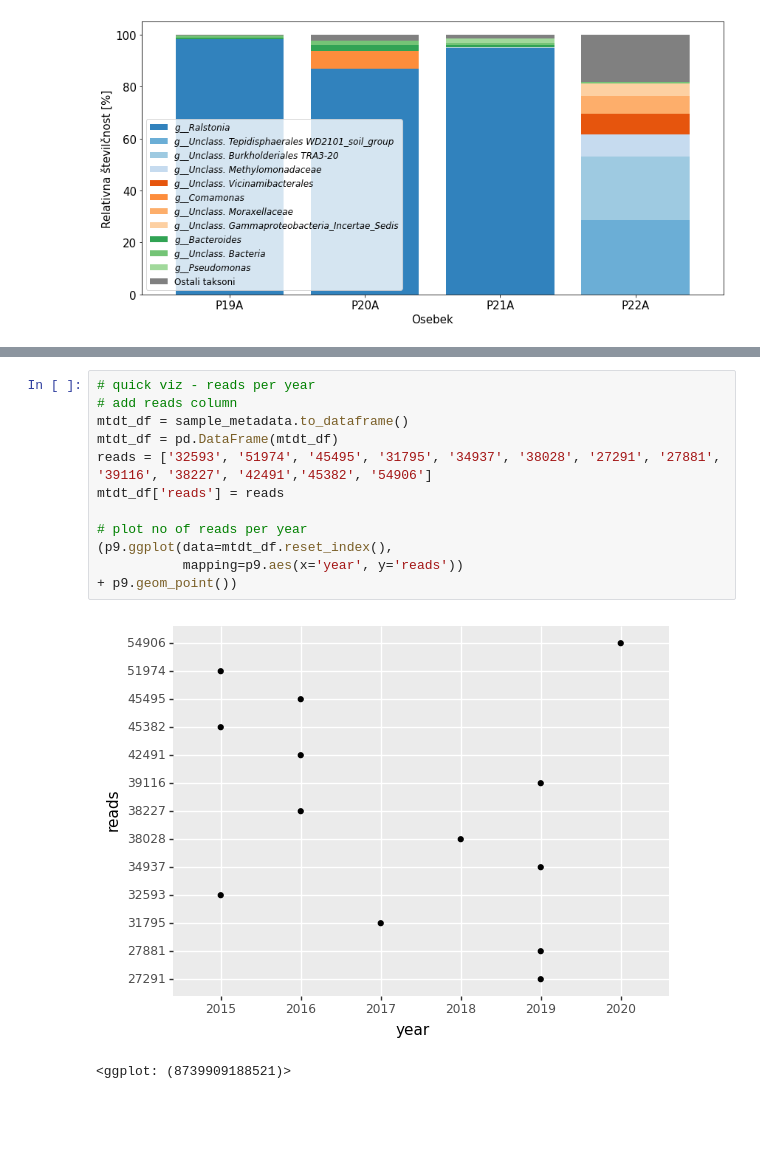
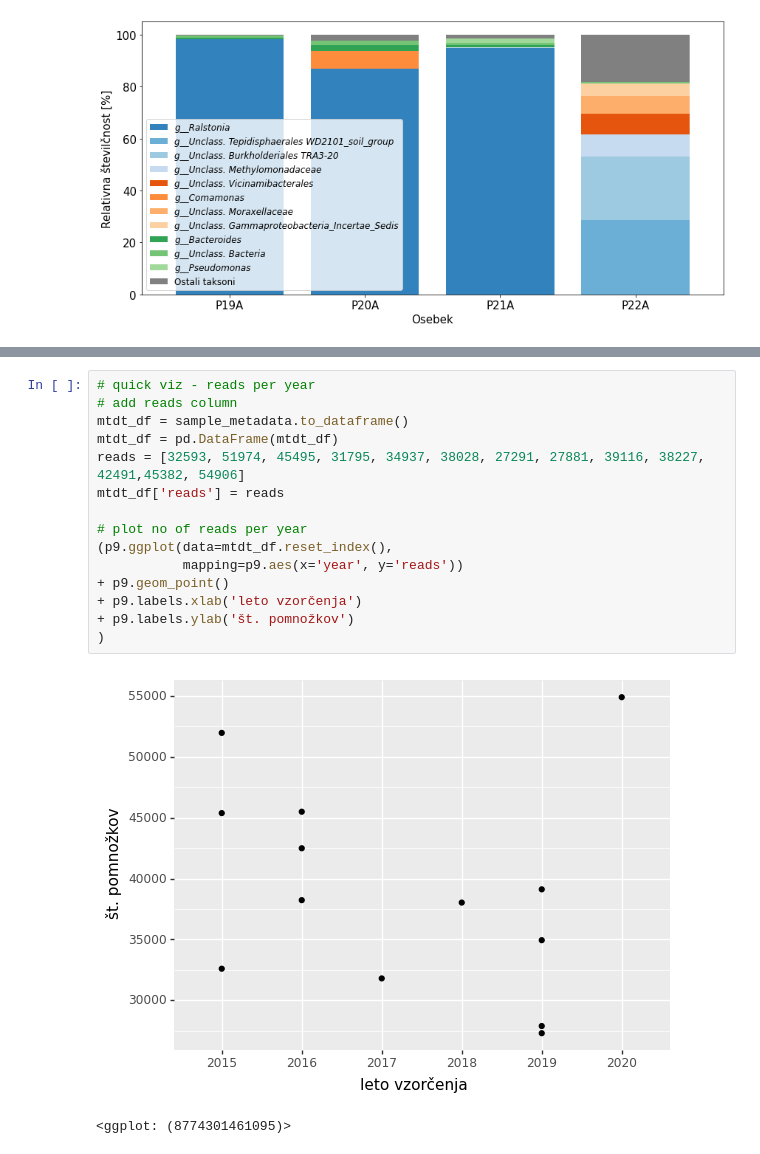
Before and after one commit to nezapajek/proteus-skin-microbiome, a Jupyter notebook: bacteria/02_taxonomic-analysis.ipynb, the cells around one changed output, grey strips where cells are left out. Saved outputs shown, nothing was run; the diff lists cells and outputs as text; blank space fills up the shorter version.

```diff
--- a/bacteria/02_taxonomic-analysis.ipynb
+++ b/bacteria/02_taxonomic-analysis.ipynb
@@ -458,15 +520,18 @@ plt.savefig('./results/crni_primerjava10najpogostejsih_ba.png')
 # %%
 # quick viz - reads per year
 # add reads column
 mtdt_df = sample_metadata.to_dataframe()
 mtdt_df = pd.DataFrame(mtdt_df)
-reads = ['32593', '51974', '45495', '31795', '34937', '38028', '27291', '27881', '39116', '38227', '42491','45382', '54906']
+reads = [32593, 51974, 45495, 31795, 34937, 38028, 27291, 27881, 39116, 38227, 42491,45382, 54906]
 mtdt_df['reads'] = reads
 
 # plot no of reads per year
 (p9.ggplot(data=mtdt_df.reset_index(),
            mapping=p9.aes(x='year', y='reads'))
-+ p9.geom_point())
++ p9.geom_point()
++ p9.labels.xlab('leto vzorčenja')
++ p9.labels.ylab('št. pomnožkov')
+)
 # %% [output]
-[figure, old version]
+[figure, new version]
-<ggplot: (8739909188521)>
+<ggplot: (8774301461095)>
```
Also changed, not shown: parts of 8 cells of this notebook, 10 other files.
